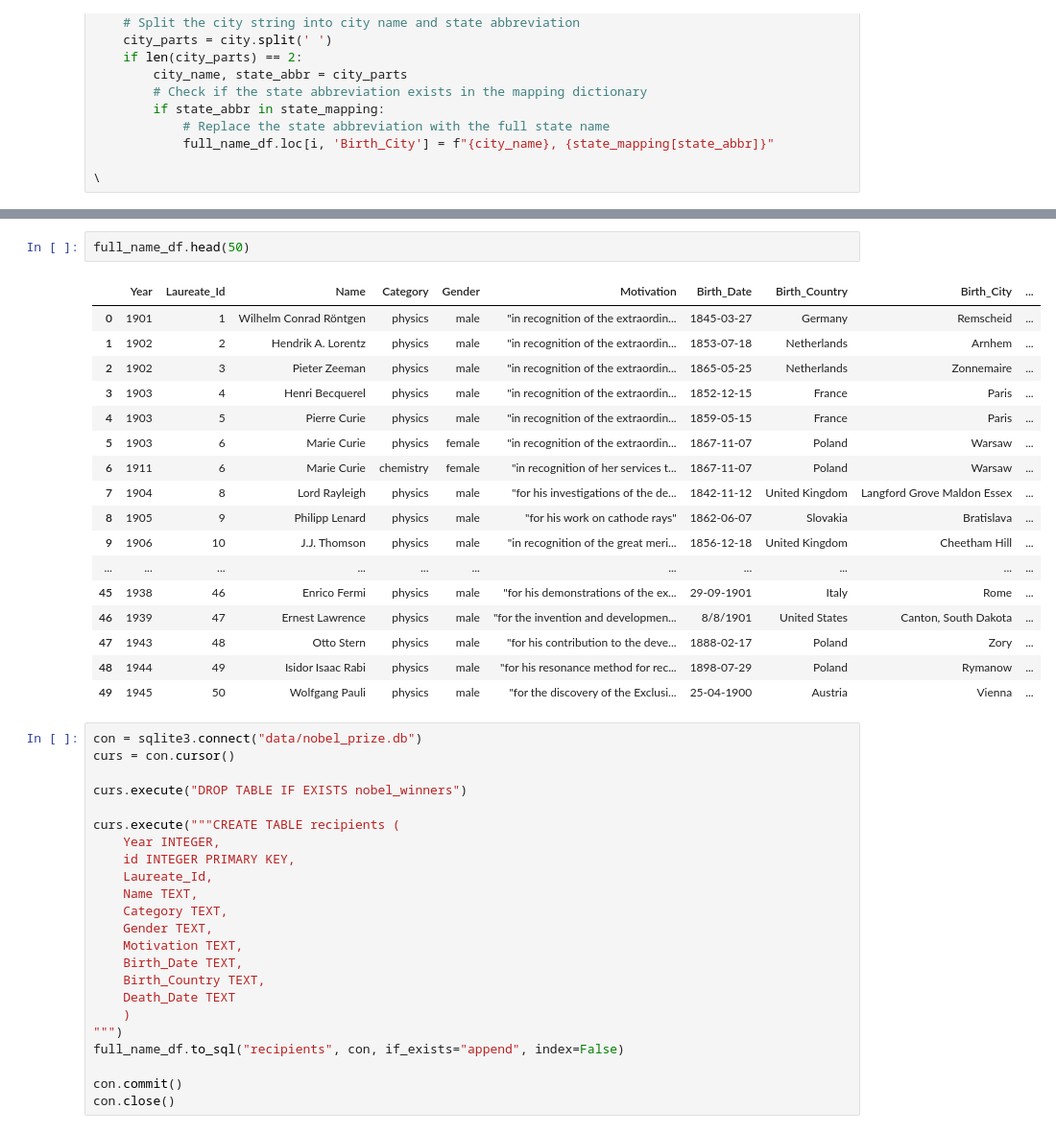
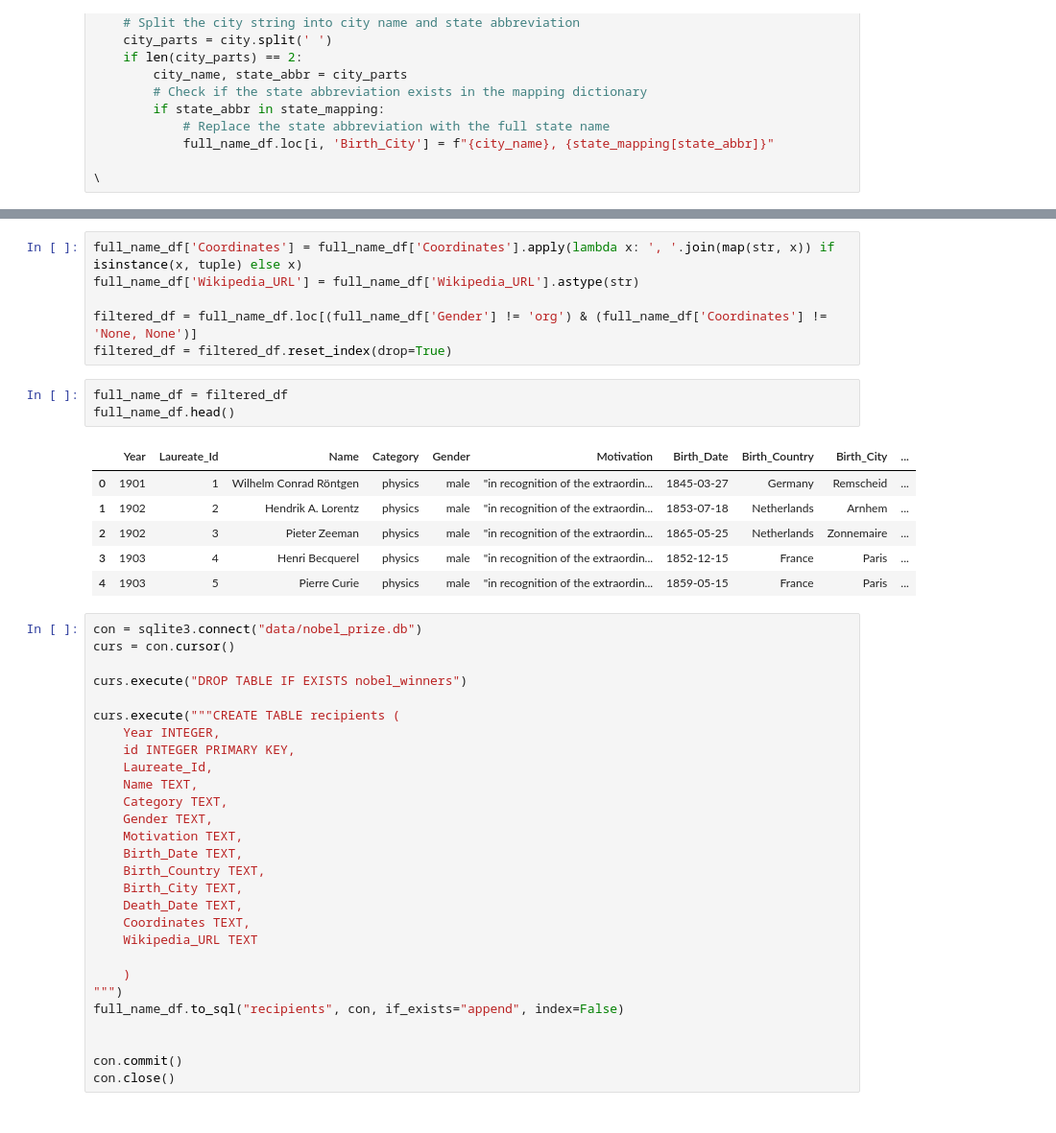
Before and after one commit to jbarbs44/Project-3, a Jupyter notebook: clean_up.ipynb, the cells around one changed output, grey strips where cells are left out. Shown at 96% size. Drawn from its saved outputs; the diff is of its cells as text.

```diff
--- a/clean_up.ipynb
+++ b/clean_up.ipynb
@@ -223,26 +216,22 @@ print(full_name_df)
 988        https://en.wikipedia.org/wiki/Philip_Dybvig
 
 [989 rows x 12 columns]
+# %%
+full_name_df['Coordinates'] = full_name_df['Coordinates'].apply(lambda x: ', '.join(map(str, x)) if isinstance(x, tuple) else x)
+full_name_df['Wikipedia_URL'] = full_name_df['Wikipedia_URL'].astype(str)
+
+filtered_df = full_name_df.loc[(full_name_df['Gender'] != 'org') & (full_name_df['Coordinates'] != 'None, None')]
+filtered_df = filtered_df.reset_index(drop=True)
 # %%
-full_name_df.head(50)
+full_name_df = filtered_df
+full_name_df.head()
 # %% [output]
 |  | Year | Laureate_Id | Name | Category | Gender | Motivation | Birth_Date | Birth_Country | Birth_City | ... |
 | 0 | 1901 | 1 | Wilhelm Conrad Röntgen | physics | male | "in recognition of the extraordin... | 1845-03-27 | Germany | Remscheid | ... |
 | 1 | 1902 | 2 | Hendrik A. Lorentz | physics | male | "in recognition of the extraordin... | 1853-07-18 | Netherlands | Arnhem | ... |
 | 2 | 1902 | 3 | Pieter Zeeman | physics | male | "in recognition of the extraordin... | 1865-05-25 | Netherlands | Zonnemaire | ... |
 | 3 | 1903 | 4 | Henri Becquerel | physics | male | "in recognition of the extraordin... | 1852-12-15 | France | Paris | ... |
 | 4 | 1903 | 5 | Pierre Curie | physics | male | "in recognition of the extraordin... | 1859-05-15 | France | Paris | ... |
-| 5 | 1903 | 6 | Marie Curie | physics | female | "in recognition of the extraordin... | 1867-11-07 | Poland | Warsaw | ... |
-| 6 | 1911 | 6 | Marie Curie | chemistry | female | "in recognition of her services t... | 1867-11-07 | Poland | Warsaw | ... |
-| 7 | 1904 | 8 | Lord Rayleigh | physics | male | "for his investigations of the de... | 1842-11-12 | United Kingdom | Langford Grove Maldon Essex | ... |
-| 8 | 1905 | 9 | Philipp Lenard | physics | male | "for his work on cathode rays" | 1862-06-07 | Slovakia | Bratislava | ... |
-| 9 | 1906 | 10 | J.J. Thomson | physics | male | "in recognition of the great meri... | 1856-12-18 | United Kingdom | Cheetham Hill | ... |
-| ... | ... | ... | ... | ... | ... | ... | ... | ... | ... | ... |
-| 45 | 1938 | 46 | Enrico Fermi | physics | male | "for his demonstrations of the ex... | 29-09-1901 | Italy | Rome | ... |
-| 46 | 1939 | 47 | Ernest Lawrence | physics | male | "for the invention and developmen... | 8/8/1901 | United States | Canton, South Dakota | ... |
-| 47 | 1943 | 48 | Otto Stern | physics | male | "for his contribution to the deve... | 1888-02-17 | Poland | Zory | ... |
-| 48 | 1944 | 49 | Isidor Isaac Rabi | physics | male | "for his resonance method for rec... | 1898-07-29 | Poland | Rymanow | ... |
-| 49 | 1945 | 50 | Wolfgang Pauli | physics | male | "for the discovery of the Exclusi... | 25-04-1900 | Austria | Vienna | ... |
 # %%
 con = sqlite3.connect("data/nobel_prize.db")
 curs = con.cursor()
@@ -259,10 +248,15 @@ curs.execute("""CREATE TABLE recipients (
     Motivation TEXT,
     Birth_Date TEXT,
     Birth_Country TEXT,
-    Death_Date TEXT
+    Birth_City TEXT,
+    Death_Date TEXT,
+    Coordinates TEXT,
+    Wikipedia_URL TEXT
+
     )
 """)
 full_name_df.to_sql("recipients", con, if_exists="append", index=False)
 
+
 con.commit()
 con.close()
```
Also changed, not shown: parts of 1 cell of this notebook, 4 other files.
